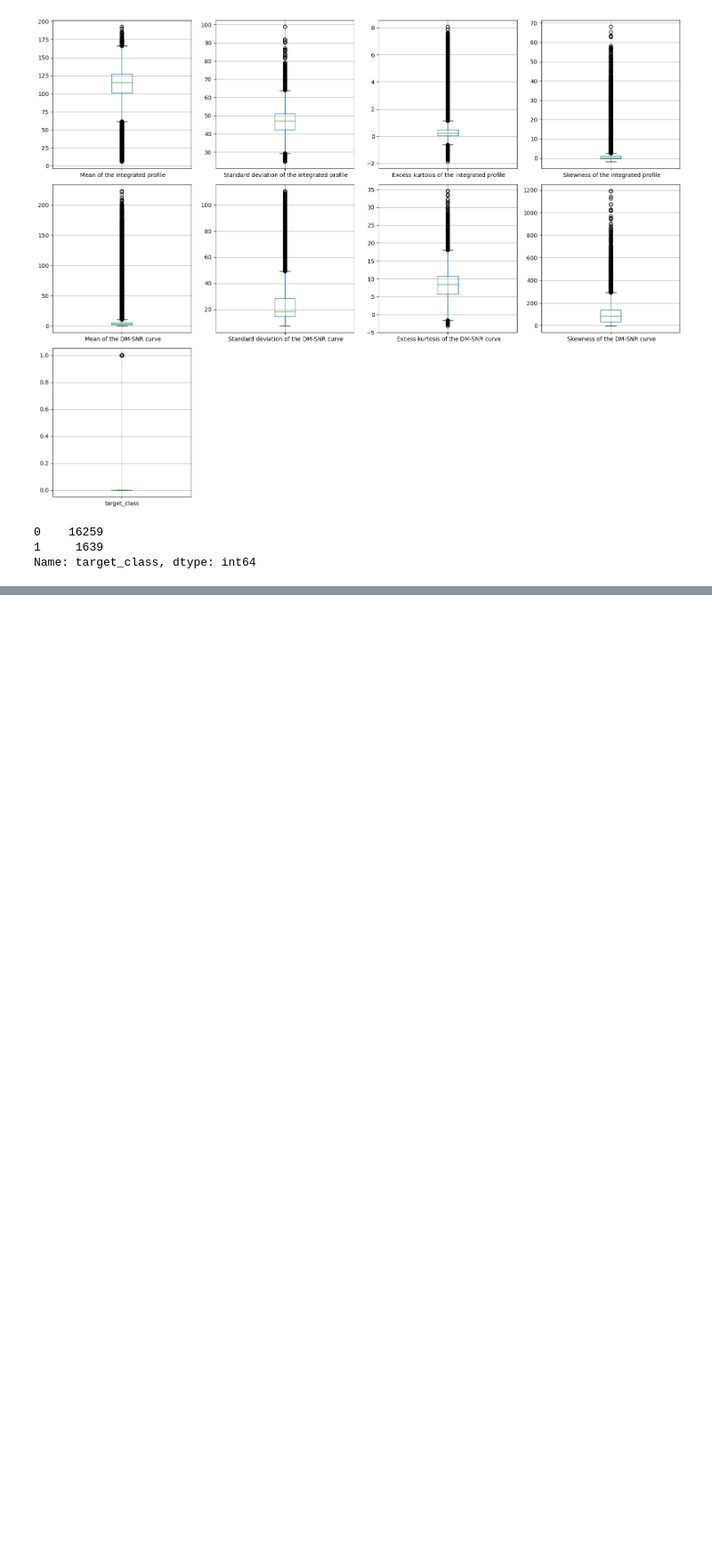
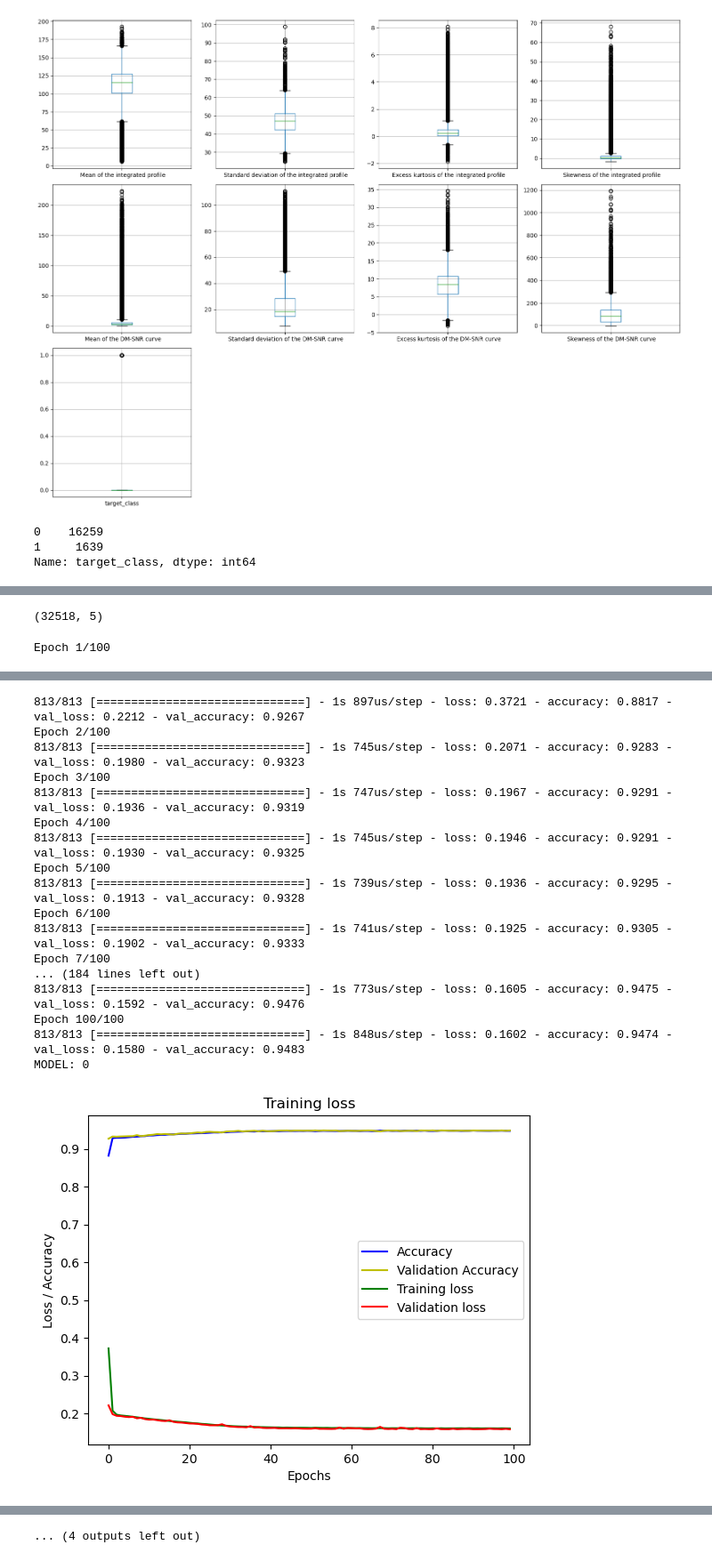
Before and after one commit to dougbatista/fiap, a Jupyter notebook: Deep learning/Notebooks/Ex_2.ipynb, the cells around one changed output, grey strips where cells are left out. Shown at 89% size. Drawn from its saved outputs; the diff is of its cells as text; code cells hidden in the pictures; blank space fills up the shorter version.

```diff
--- a/Deep learning/Notebooks/Ex_2.ipynb
+++ b/Deep learning/Notebooks/Ex_2.ipynb
@@ -164,0 +132,11 @@ sns.heatmap(corr, vmax=1, square=True,annot=True,cmap='inferno')
+# %%
+def plot_lost_history(history):
+    plt.plot(history.epoch, history.history["accuracy"], 'b', label='Accuracy')
+    plt.plot(history.epoch, history.history["val_accuracy"], 'y', label='Validation Accuracy')
+    plt.plot(history.epoch, history.history["loss"], 'g', label='Training loss')
+    plt.plot(history.epoch, history.history["val_loss"], 'r', label='Validation loss')
+    plt.title('Training loss')
+    plt.xlabel('Epochs')
+    plt.ylabel('Loss / Accuracy')
+    plt.legend()
+    plt.show()
@@ -164,0 +172,31 @@ sns.heatmap(corr, vmax=1, square=True,annot=True,cmap='inferno')
+# %%
+X.shape
+# %% [output]
+(32518, 5)
+# %%
+lambdas = [0.0, 0.001, 0.01, 0.05, 0.1, 0.2, 0.3]
+models=[None] * len(lambdas)
+for i in range(len(lambdas)):
+    lambda_ = lambdas[i]
+    models[i] =  Sequential(
+        [
+            Dense(5, activation = 'relu', kernel_regularizer=tf.keras.regularizers.l2(lambda_)),
+            Dense(3, activation = 'relu', kernel_regularizer=tf.keras.regularizers.l2(lambda_)),
+            Dense(1, activation = 'sigmoid')
+        ]
+    )
+    models[i].compile(
+        loss=tf.keras.losses.BinaryCrossentropy(from_logits=True),
+        optimizer=tf.keras.optimizers.Adam(0.001),
+        metrics=['accuracy']
+    )
+
+    models[i].fit(
+        X_train,y_train,
+        epochs=100,
+        validation_data=(X_test, y_test)
+    )
+    print("MODEL: {0}".format(i))
+    plot_lost_history(models[i].history)
+# %% [output]
+Epoch 1/100
@@ -164,0 +205,18 @@ sns.heatmap(corr, vmax=1, square=True,annot=True,cmap='inferno')
+813/813 [==============================] - 1s 897us/step - loss: 0.3721 - accuracy: 0.8817 - val_loss: 0.2212 - val_accuracy: 0.9267
+Epoch 2/100
+813/813 [==============================] - 1s 745us/step - loss: 0.2071 - accuracy: 0.9283 - val_loss: 0.1980 - val_accuracy: 0.9323
+Epoch 3/100
+813/813 [==============================] - 1s 747us/step - loss: 0.1967 - accuracy: 0.9291 - val_loss: 0.1936 - val_accuracy: 0.9319
+Epoch 4/100
+813/813 [==============================] - 1s 745us/step - loss: 0.1946 - accuracy: 0.9291 - val_loss: 0.1930 - val_accuracy: 0.9325
+Epoch 5/100
+813/813 [==============================] - 1s 739us/step - loss: 0.1936 - accuracy: 0.9295 - val_loss: 0.1913 - val_accuracy: 0.9328
+Epoch 6/100
+813/813 [==============================] - 1s 741us/step - loss: 0.1925 - accuracy: 0.9305 - val_loss: 0.1902 - val_accuracy: 0.9333
+Epoch 7/100
+... (184 lines left out)
+813/813 [==============================] - 1s 773us/step - loss: 0.1605 - accuracy: 0.9475 - val_loss: 0.1592 - val_accuracy: 0.9476
+Epoch 100/100
+813/813 [==============================] - 1s 848us/step - loss: 0.1602 - accuracy: 0.9474 - val_loss: 0.1580 - val_accuracy: 0.9483
+MODEL: 0
+[figure, added]
@@ -164,0 +295 @@ sns.heatmap(corr, vmax=1, square=True,annot=True,cmap='inferno')
+... (4 outputs left out)
```
Also changed, not shown: parts of 25 cells of this notebook, 2 other files.
